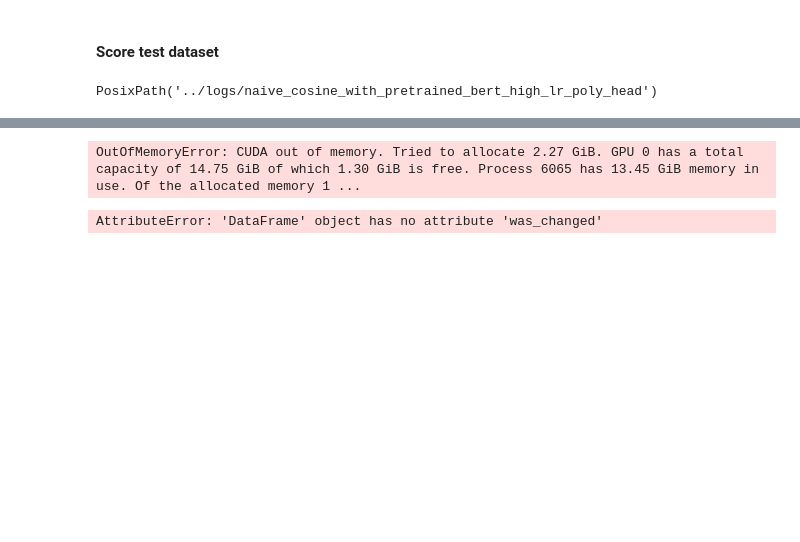
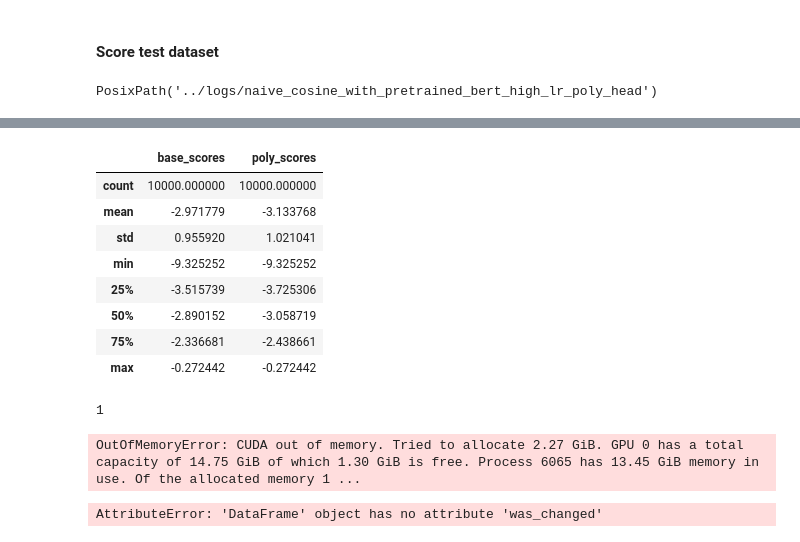
Before and after one commit to Xenomirant/ModularLM, a Jupyter notebook: analytics/bert_analytics_4_1_again.ipynb, the cells around one changed output, grey strips where cells are left out. Cells and saved outputs as stored; diff of their text form; code cells hidden in the pictures; blank space fills up the shorter version.

```diff
--- a/analytics/bert_analytics_4_1_again.ipynb
+++ b/analytics/bert_analytics_4_1_again.ipynb
@@ -500,3 +547,19 @@ PosixPath('../logs/naive_cosine_with_pretrained_bert_high_lr_poly_head')
+# %%
+df.describe()
+# %% [output]
+|  | base_scores | poly_scores |
+| count | 10000.000000 | 10000.000000 |
+| mean | -2.971779 | -3.133768 |
+| std | 0.955920 | 1.021041 |
+| min | -9.325252 | -9.325252 |
+| 25% | -3.515739 | -3.725306 |
+| 50% | -2.890152 | -3.058719 |
+| 75% | -2.336681 | -2.438661 |
+| max | -0.272442 | -0.272442 |
+# %%
+mlm_model.model.flag
+# %% [output]
+1
 # %%
 def score_and_save(model, df, token_dl, top_k):
 
```
Also changed, not shown: parts of 25 cells of this notebook, 2 other files.
